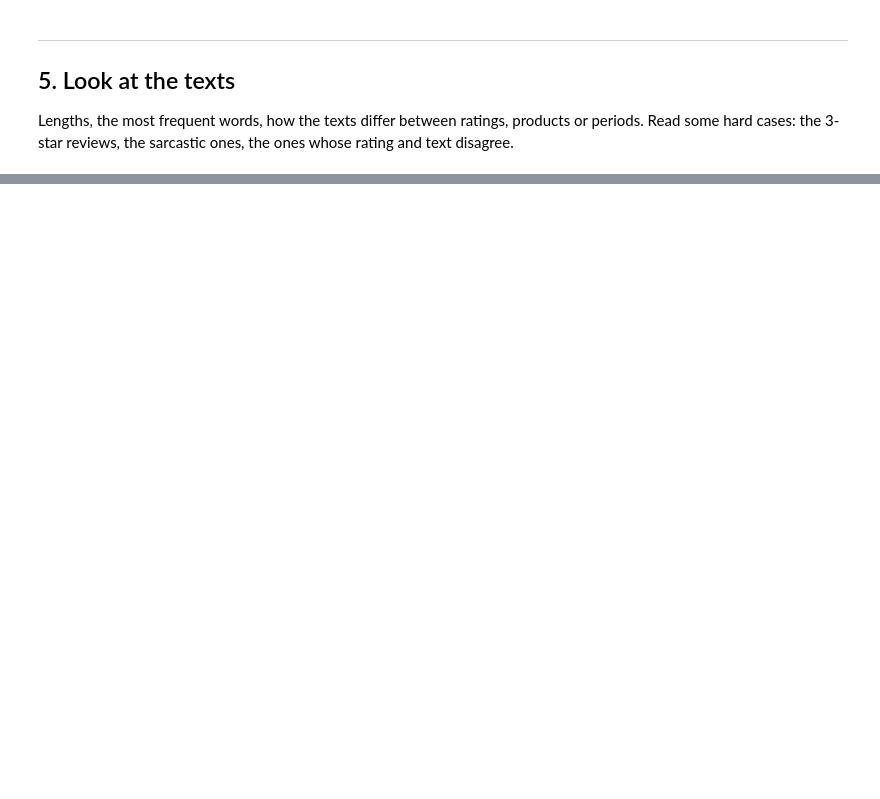
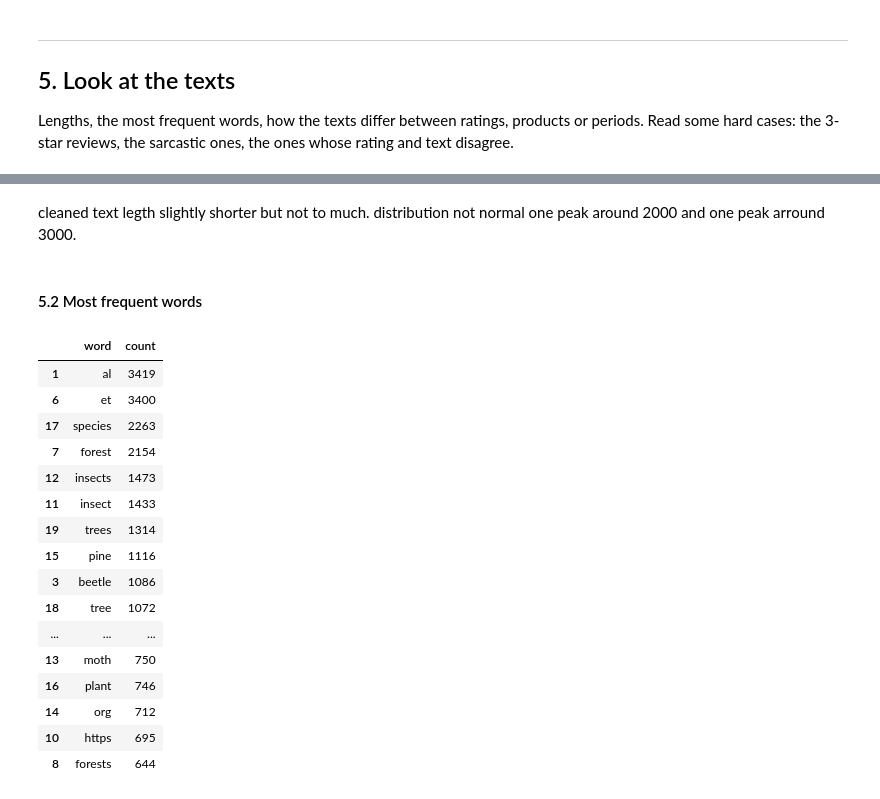
Before and after one commit to zoedoucet/project-3-ai-product, a Jupyter notebook: notebooks/01_framing_and_baseline.ipynb, the cells around one changed output, grey strips where cells are left out. Drawn from its saved outputs; the diff is of its cells as text; code cells hidden in the pictures; blank space fills up the shorter version.

```diff
--- a/notebooks/01_framing_and_baseline.ipynb
+++ b/notebooks/01_framing_and_baseline.ipynb
@@ -72,0 +468,4 @@ Skip this section on the LLM track.
+# %% [markdown]
+cleaned text legth slightly shorter but not to much. distribution not normal one peak around 2000 and one peak arround 3000.
+# %% [markdown]
+#### 5.2 Most frequent words
@@ -72,0 +474,30 @@ Skip this section on the LLM track.
+# %%
+vectorizer = CountVectorizer(
+    stop_words="english",
+    max_features=20)
+
+word_matrix = vectorizer.fit_transform(df["clean_text"])
+
+word_counts = word_matrix.sum(axis=0).A1
+
+frequent_words = pd.DataFrame({"word": vectorizer.get_feature_names_out(), "count": word_counts}).sort_values("count", ascending=False)
+
+display(frequent_words)
+# %% [output]
+|  | word | count |
+| 1 | al | 3419 |
+| 6 | et | 3400 |
+| 17 | species | 2263 |
+| 7 | forest | 2154 |
+| 12 | insects | 1473 |
+| 11 | insect | 1433 |
+| 19 | trees | 1314 |
+| 15 | pine | 1116 |
+| 3 | beetle | 1086 |
+| 18 | tree | 1072 |
+| ... | ... | ... |
+| 13 | moth | 750 |
+| 16 | plant | 746 |
+| 14 | org | 712 |
+| 10 | https | 695 |
+| 8 | forests | 644 |
```
Also changed, not shown: parts of 42 cells of this notebook.
